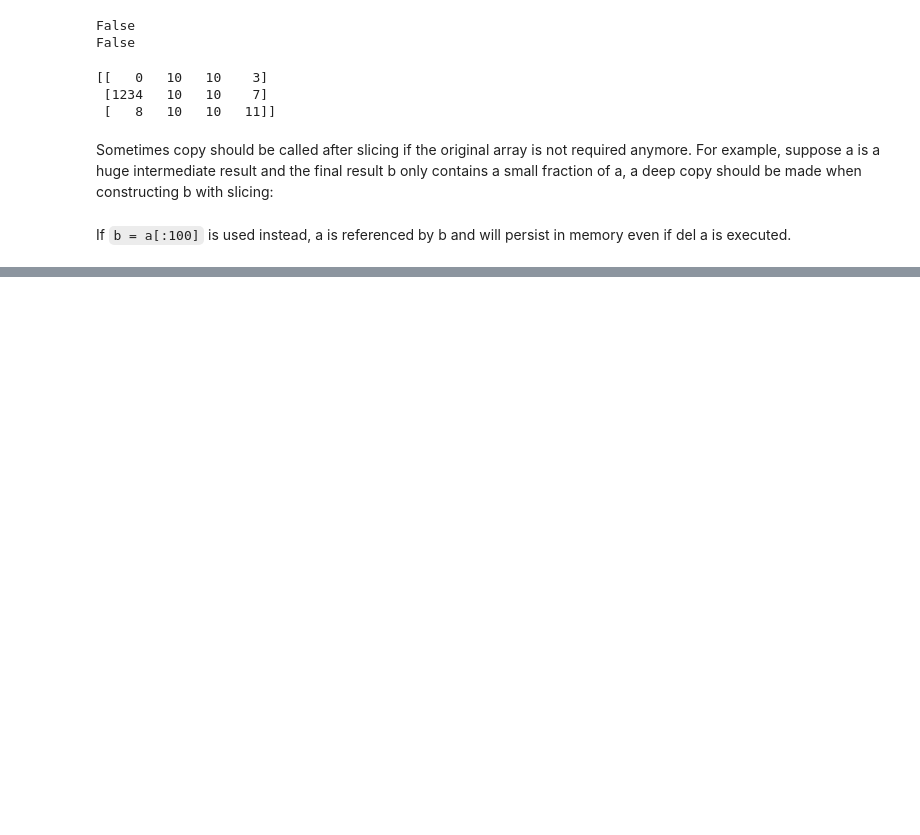
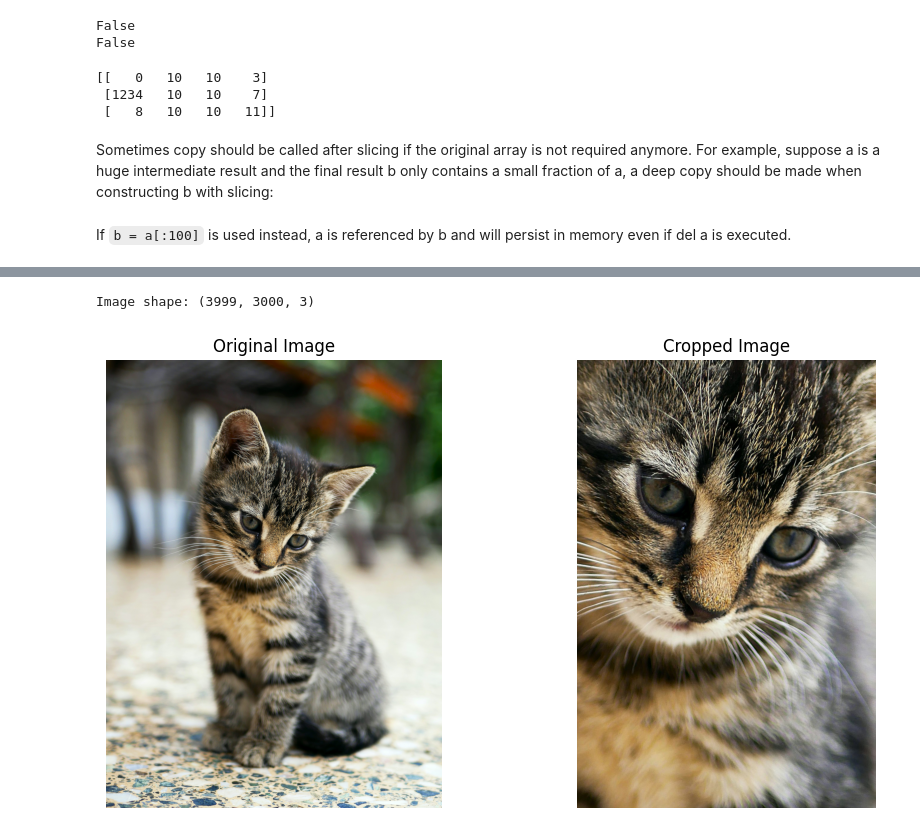
Before and after one commit to ervinstrmcnik/python-data-analytics, a Jupyter notebook: Part_02_Introduction_to_NumPy/Introduction_to_NumPy.ipynb, the cells around one changed output, grey strips where cells are left out. Saved outputs shown, nothing was run; the diff lists cells and outputs as text; code cells hidden in the pictures; blank space fills up the shorter version.

```diff
--- a/Part_02_Introduction_to_NumPy/Introduction_to_NumPy.ipynb
+++ b/Part_02_Introduction_to_NumPy/Introduction_to_NumPy.ipynb
@@ -1933,0 +2248,41 @@ If `b = a[:100]` is used instead, a is referenced by b and will persist in memor
+# %%
+from pathlib import Path
+
+import matplotlib.pyplot as plt
+import numpy as np
+from PIL import Image
+
+# Load the image using PIL (Python Imaging Library)
+img = Image.open(Path.cwd().parent / "data" / "cat.jpg")
+
+# Convert the image to a NumPy array
+img_array = np.array(img)
+print(f"Image shape: {img_array.shape}")
+# %% [output]
+Image shape: (3999, 3000, 3)
+# %%
+# Crop Image
+# Define the cropping coordinates
+y1, x1 = 1000, 1000  # Top-left corner of ROI
+y2, x2 = 2500, 2000  # Bottom-right corner of ROI
+cropped_img = img_array[y1:y2, x1:x2]
+
+# Display the original image and the cropped image
+plt.figure(figsize=(10, 5))
+
+# Display the original image
+plt.subplot(1, 2, 1)
+plt.imshow(img_array)
+plt.title("Original Image")
+plt.axis("off")
+
+# Display the cropped image
+plt.subplot(1, 2, 2)
+plt.imshow(cropped_img)
+plt.title("Cropped Image")
+plt.axis("off")
+
+plt.tight_layout()
+plt.show()
+# %% [output]
+[figure, added]
```
Also changed, not shown: parts of 130 cells of this notebook, 3 other files.
